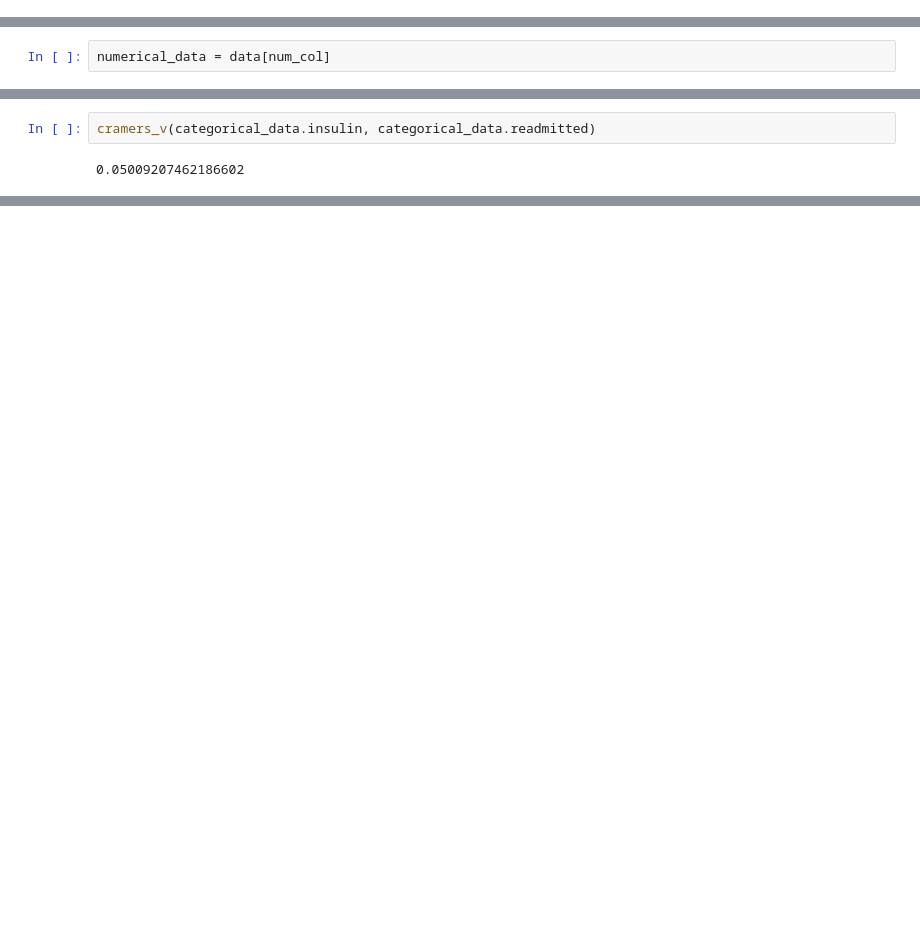
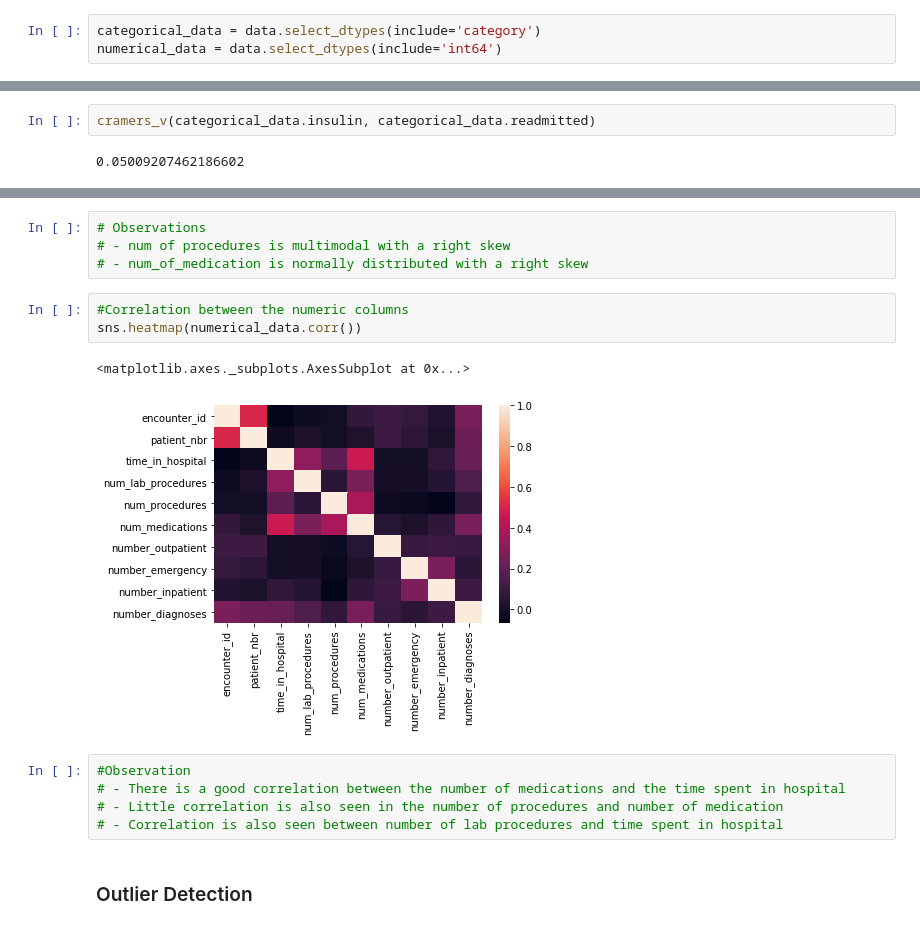
Before and after one commit to JPDas63/Capstone-Project, a Jupyter notebook: Project_Diabetes.ipynb, the cells around one changed output, grey strips where cells are left out. Cells and saved outputs as stored; diff of their text form; blank space fills up the shorter version.

```diff
--- a/Project_Diabetes.ipynb
+++ b/Project_Diabetes.ipynb
@@ -374,0 +313,3 @@ mn.bar(data)
+# %%
+categorical_data = data.select_dtypes(include='category')
+numerical_data = data.select_dtypes(include='int64')
@@ -480,2 +446,0 @@ categorical_data = data[cat_col]
-# %%
-numerical_data = data[num_col]
@@ -642,0 +516,17 @@ cramers_v(categorical_data.insulin, categorical_data.readmitted)
+# %%
+# Observations
+# - num of procedures is multimodal with a right skew
+# - num_of_medication is normally distributed with a right skew
+# %%
+#Correlation between the numeric columns
+sns.heatmap(numerical_data.corr())
+# %% [output]
+<matplotlib.axes._subplots.AxesSubplot at 0x...>
+[figure, added]
+# %%
+#Observation
+# - There is a good correlation between the number of medications and the time spent in hospital
+# - Little correlation is also seen in the number of procedures and number of medication
+# - Correlation is also seen between number of lab procedures and time spent in hospital
+# %% [markdown]
+### Outlier Detection
```
Also changed, not shown: parts of 98 cells of this notebook.
